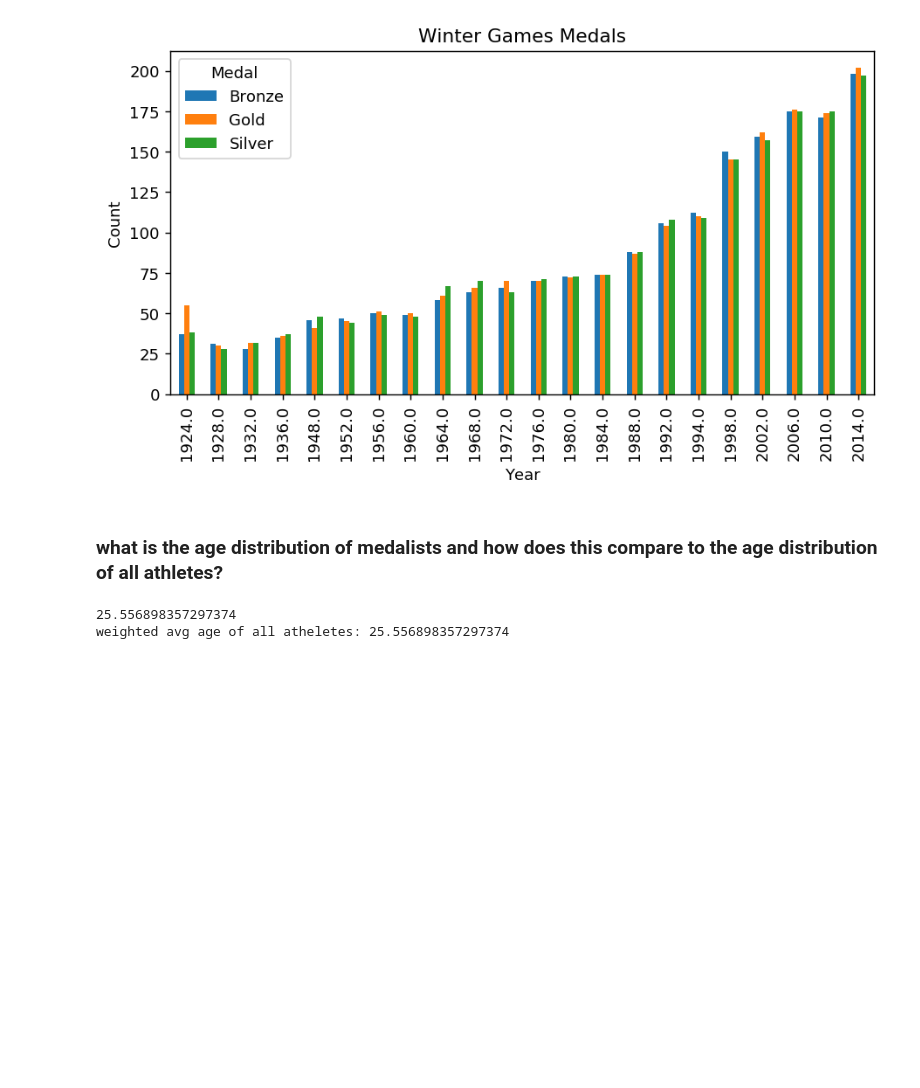
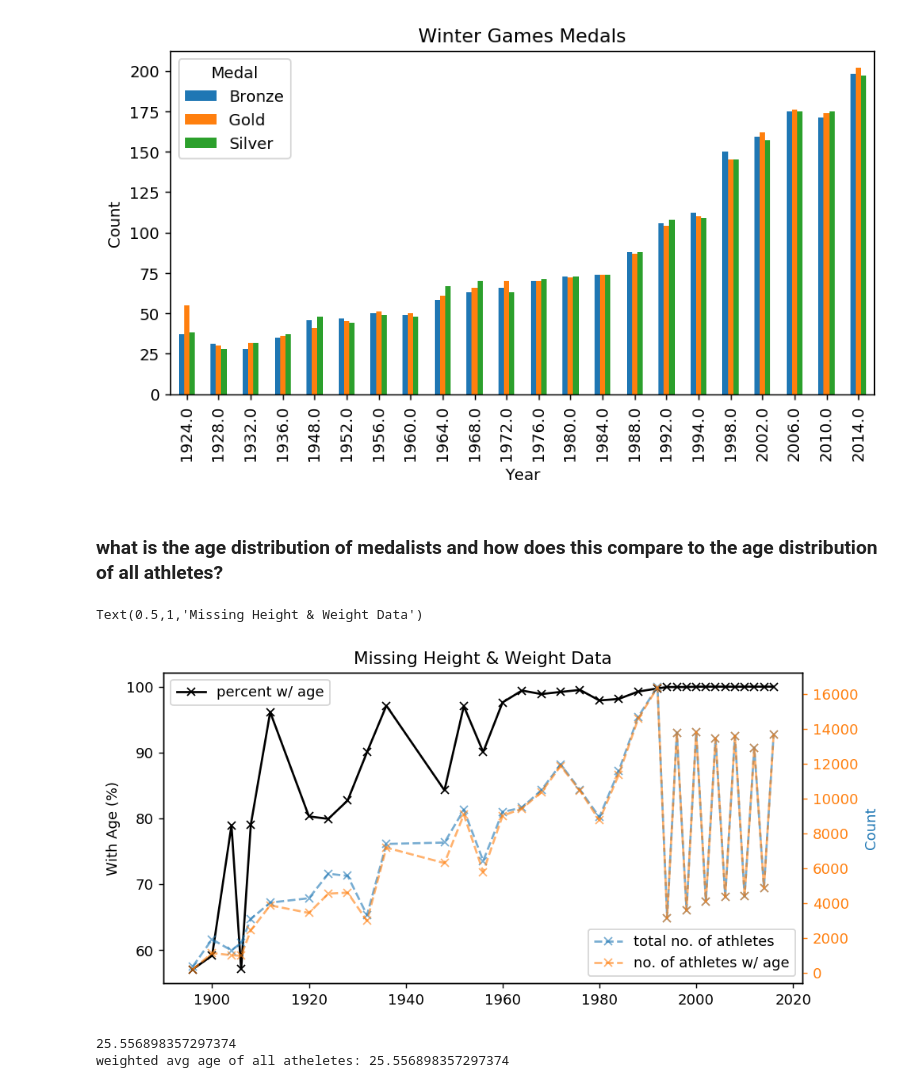
Before and after one commit to yasirdin/kaggle-olympic, a Jupyter notebook: data_exploration_v1.ipynb, the cells around one changed output. Cells and saved outputs as stored; diff of their text form; code cells hidden in the pictures; blank space fills up the shorter version.

```diff
--- a/data_exploration_v1.ipynb
+++ b/data_exploration_v1.ipynb
@@ -564,3 +562,34 @@ Text(0,0.5,'Count')
+# %%
+# first, checking missing age values
+
+# number of participants
+total_no = merged_df.groupby(['Year']).count()['ID']
+
+# number of participants with age
+total_no_with_age = merged_df[merged_df['Age'].notnull()].groupby('Year')['ID'].count()
+
+# total percentage of athletes with height and weight data
+percent_with_age = (total_no_with_age/total_no) * 100
+# %%
+# plotting
+fig, ax1 = plt.subplots()
+
+ax1.plot(percent_with_age, 'x-', label='percent w/ age', color='k')
+ax1.legend(loc='upper left')
+ax1.set_ylabel('With Age (%)')
+
+ax2 = ax1.twinx()
+ax2.plot(total_no, '--x', alpha=0.6, label='total no. of athletes')
+ax2.plot(total_no_with_age, '--x', alpha=0.6, label='no. of athletes w/ age')
+ax2.legend(loc='lower right')
+ax2.set_ylabel('Count', color='#1f77b4')
+ax2.tick_params('y', colors='#ff7f0e')
+ax2.set_xlabel('Year')
+
+plt.title('Missing Height & Weight Data')
+# %% [output]
+Text(0.5,1,'Missing Height & Weight Data')
+[figure, added]
 # %%
 # age distribution of all athletes
 all_age = merged_df[(merged_df['Age'].notnull())]['Age'].value_counts()
```
Also changed, not shown: parts of 4 cells of this notebook, 2 other files.
